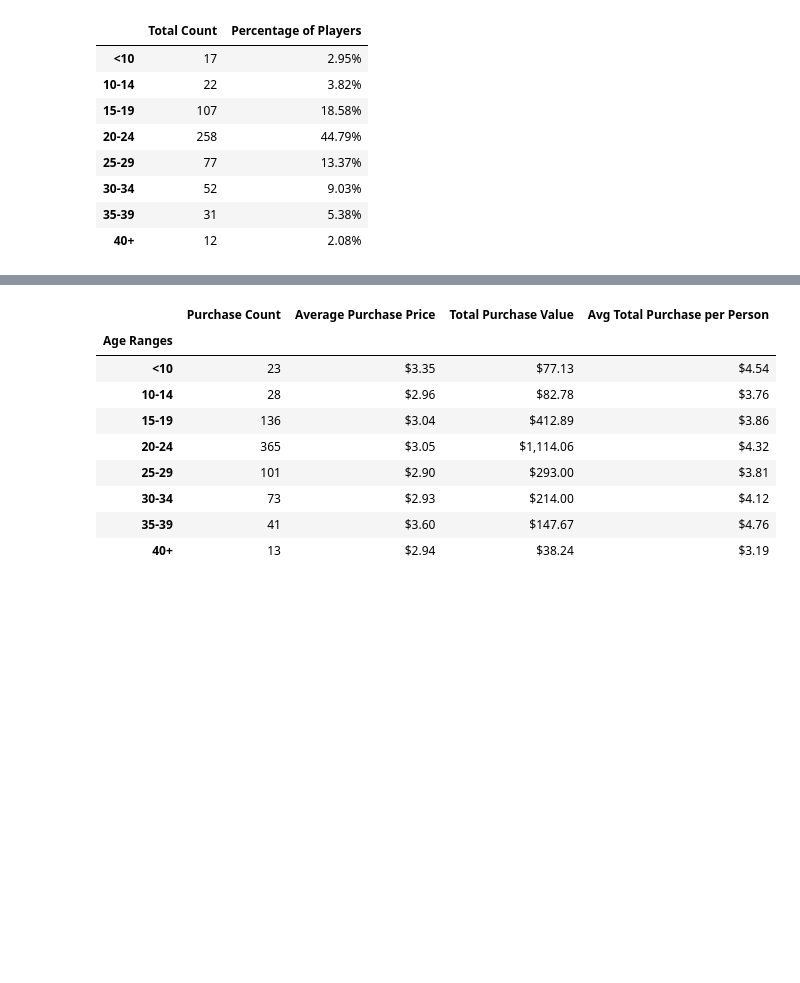
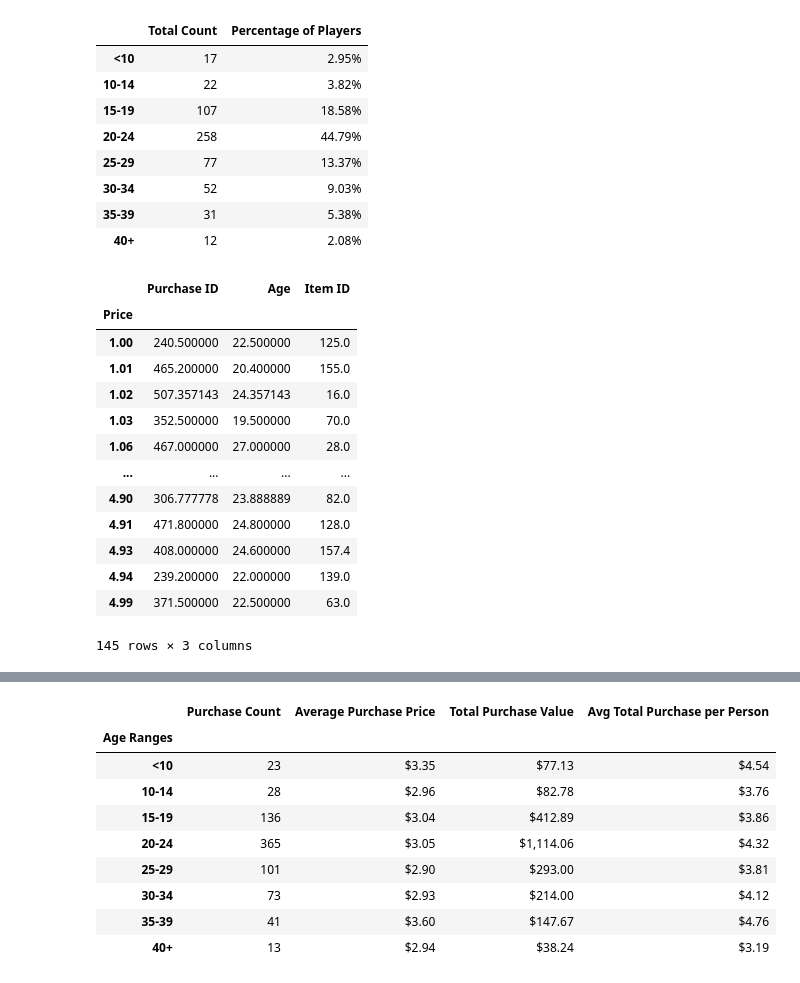
Before and after one commit to patrickharrington6717/HeroesofPymoli, a Jupyter notebook: HeroesOfPymoli.ipynb, the cells around one changed output, grey strips where cells are left out. Drawn from its saved outputs; the diff is of its cells as text; code cells hidden in the pictures; blank space fills up the shorter version.

```diff
--- a/HeroesOfPymoli.ipynb
+++ b/HeroesOfPymoli.ipynb
@@ -253,8 +253,24 @@ Age_Percentage
 # %%
 group_df = df.groupby(["Gender"])
 
 count_purchase = group_df["SN"].count()
 price_purchase = group_df["Price"].mean()
 value_purchase = group_df["Price"].sum()
 
 mean_df = df.groupby("Price").mean()
+mean_df
+# %% [output]
+|  | Purchase ID | Age | Item ID |
+| Price |  |  |  |
+| 1.00 | 240.500000 | 22.500000 | 125.0 |
+| 1.01 | 465.200000 | 20.400000 | 155.0 |
+| 1.02 | 507.357143 | 24.357143 | 16.0 |
+| 1.03 | 352.500000 | 19.500000 | 70.0 |
+| 1.06 | 467.000000 | 27.000000 | 28.0 |
+| ... | ... | ... | ... |
+| 4.90 | 306.777778 | 23.888889 | 82.0 |
+| 4.91 | 471.800000 | 24.800000 | 128.0 |
+| 4.93 | 408.000000 | 24.600000 | 157.4 |
+| 4.94 | 239.200000 | 22.000000 | 139.0 |
+| 4.99 | 371.500000 | 22.500000 | 63.0 |
+145 rows × 3 columns
```
Also changed, not shown: parts of 6 cells of this notebook.
